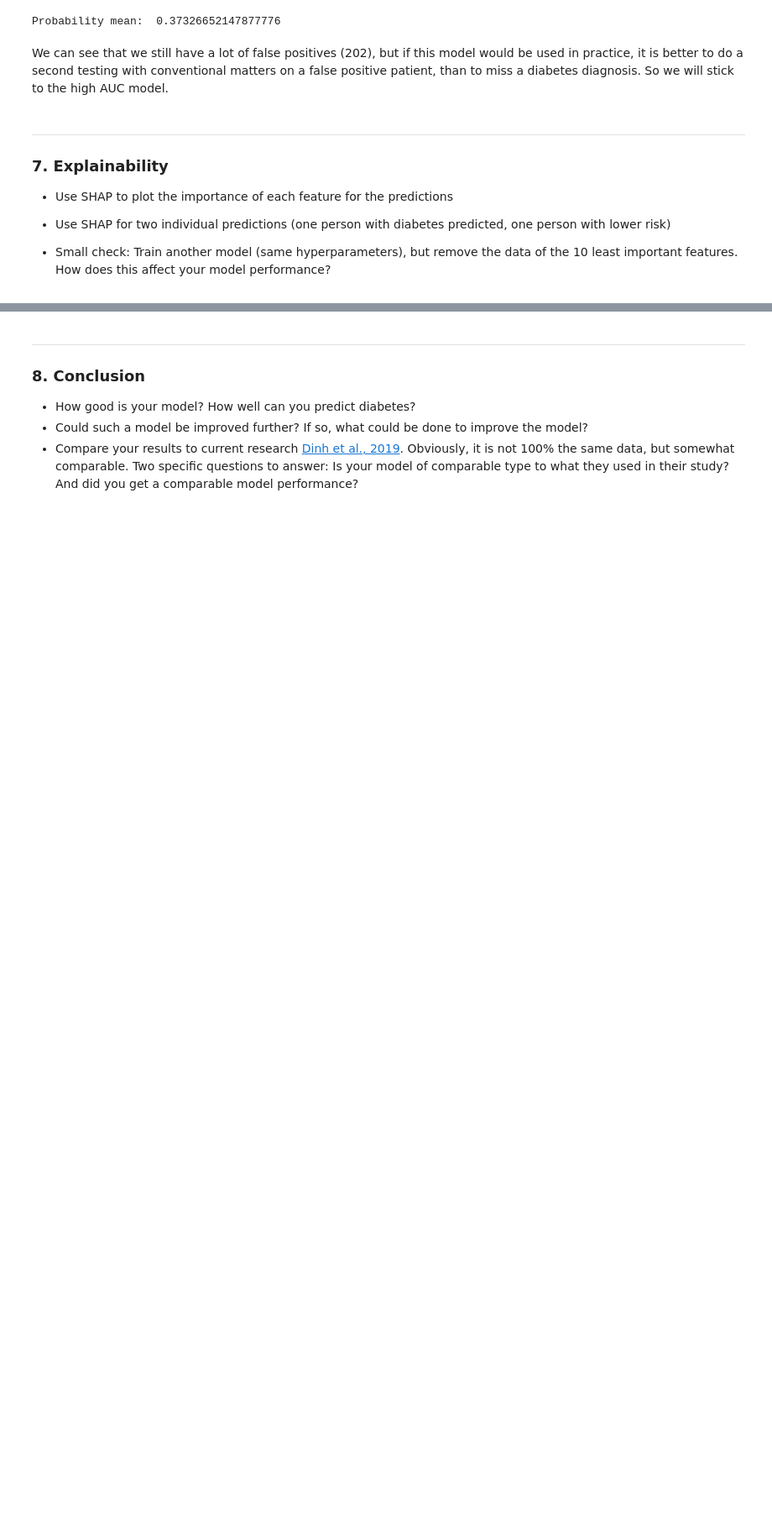
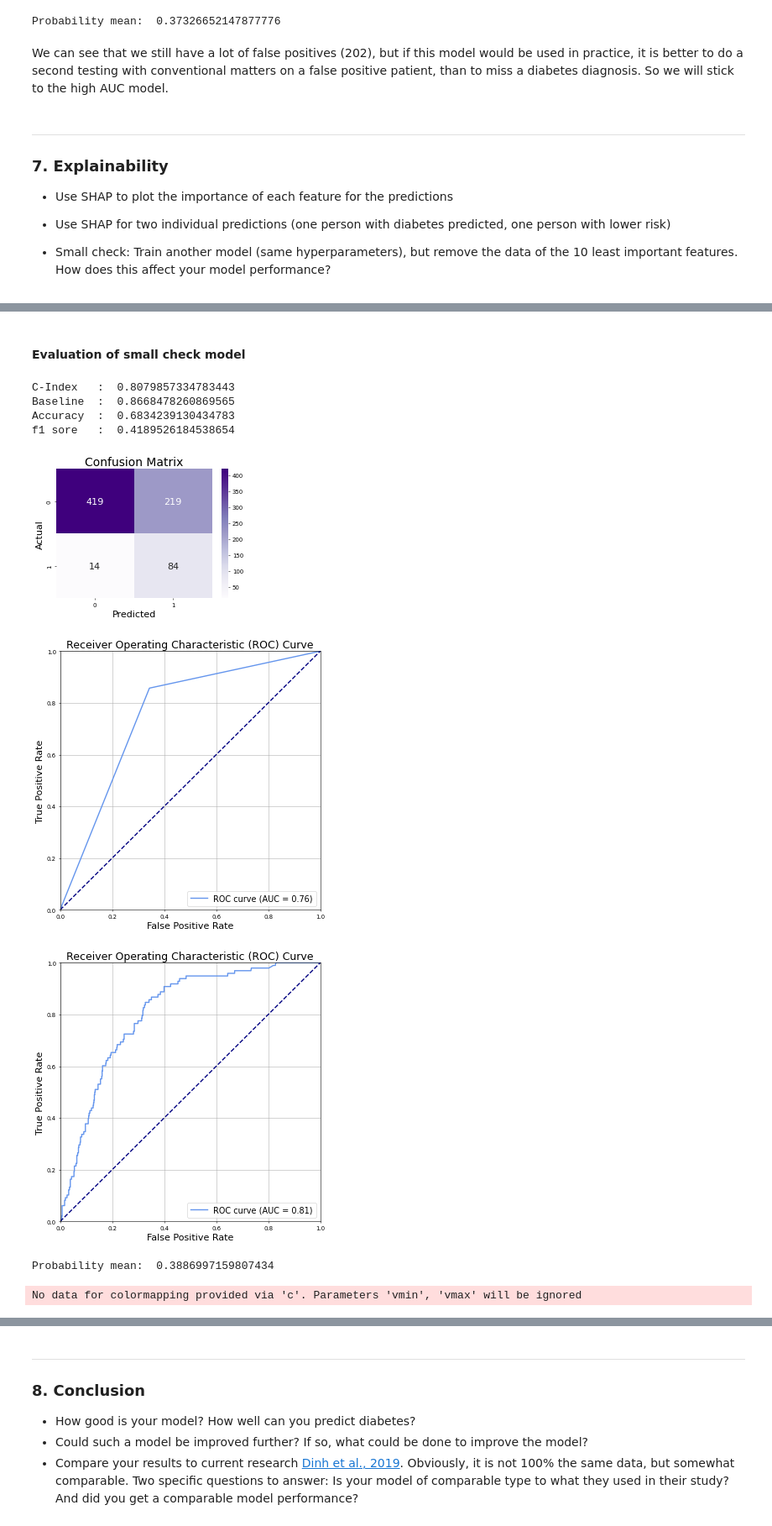
Before and after one commit to Knerten0815/ai_for_smart_health, a Jupyter notebook: Portfolio/ai_smart_health_portfolio_01_diabetes_prediction_template.ipynb, the cells around one changed output, grey strips where cells are left out. Shown at 84% size. Saved outputs shown, nothing was run; the diff lists cells and outputs as text; code cells hidden in the pictures; blank space fills up the shorter version.

```diff
--- a/Portfolio/ai_smart_health_portfolio_01_diabetes_prediction_template.ipynb
+++ b/Portfolio/ai_smart_health_portfolio_01_diabetes_prediction_template.ipynb
@@ -596,0 +681,7 @@ We can see that we still have a lot of false positives (202), but if this model
+# %%
+# feature importance array
+vals= np.abs(shap_values).mean(0)
+feature_importance = pd.DataFrame(list(zip(X_train.columns,vals)),columns=['col_name','feature_importance_vals'])
+feature_importance.sort_values(by=['feature_importance_vals'],ascending=False,inplace=True)
+# 10 least important features
+feature_importance[-10:]
@@ -596,0 +700,9 @@ We can see that we still have a lot of false positives (202), but if this model
+# %%
+# drop 10 least important features
+X_train_important_only = X_train.copy(deep=True)
+for col in X_train_important_only.columns:
+    if col in feature_importance[-10:].col_name.values:
+        X_train_important_only.drop(col, axis=1, inplace=True)
+
+# show important features
+X_train_important_only.info()
@@ -596,0 +727,8 @@ We can see that we still have a lot of false positives (202), but if this model
+# %%
+# train model for small check
+small_check_model = RandomForestClassifier(max_depth = 10,
+                                          min_samples_leaf = 2,
+                                          n_estimators = 40,
+                                          random_state=42,
+                                          class_weight={False:1, True:42})
+small_check_model.fit(X_train_important_only, y_train)
@@ -596,0 +738,18 @@ We can see that we still have a lot of false positives (202), but if this model
+# %% [markdown]
+#### Evaluation of small check model
+# %%
+evaluate_model(small_check_model, X_test[X_train_important_only.columns], y_test)
+
+small_check_explainer = shap.TreeExplainer(small_check_model)
+shap_values = small_check_explainer.shap_values(X_test[X_train_important_only.columns])[1]
+shap.summary_plot(shap_values, X_test[X_train_important_only.columns], max_display=X_test.shape[1])
+# %% [output]
+C-Index   :  0.8079857334783443
+Baseline  :  0.8668478260869565
+Accuracy  :  0.6834239130434783
+f1 sore   :  0.4189526184538654
+[figure, added]
+[figure, added]
+[figure, added]
+Probability mean:  0.3886997159807434
+No data for colormapping provided via 'c'. Parameters 'vmin', 'vmax' will be ignored
```
Also changed, not shown: parts of 23 cells of this notebook.
